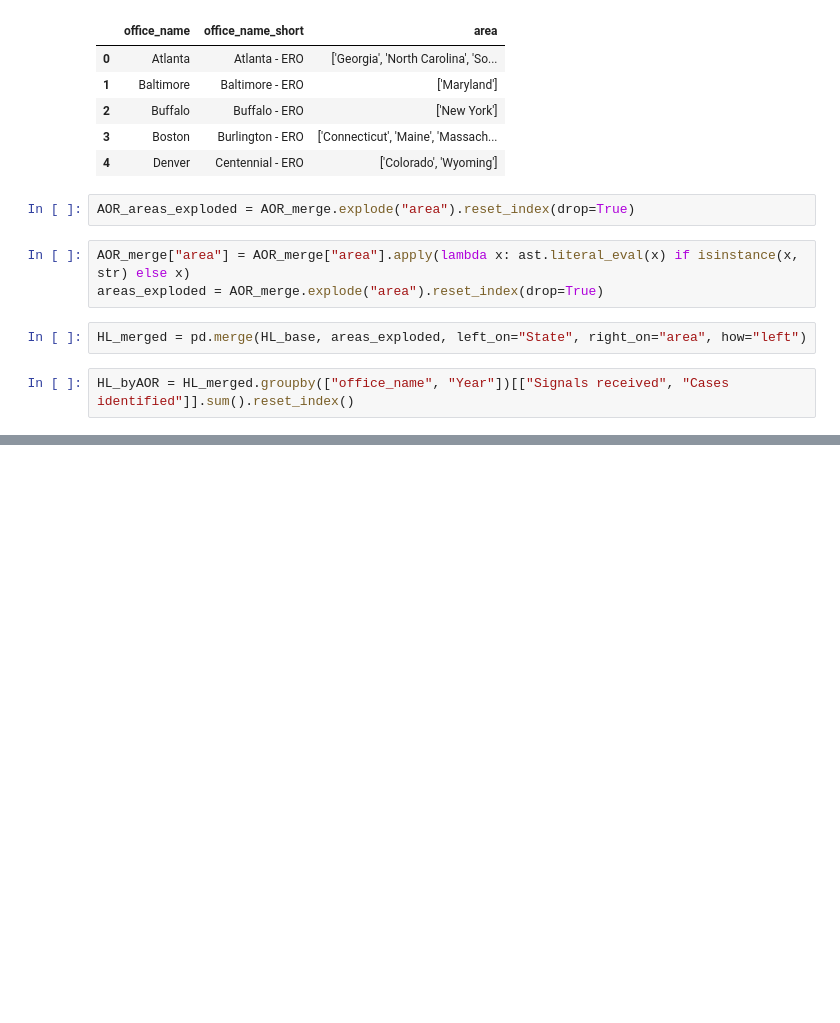
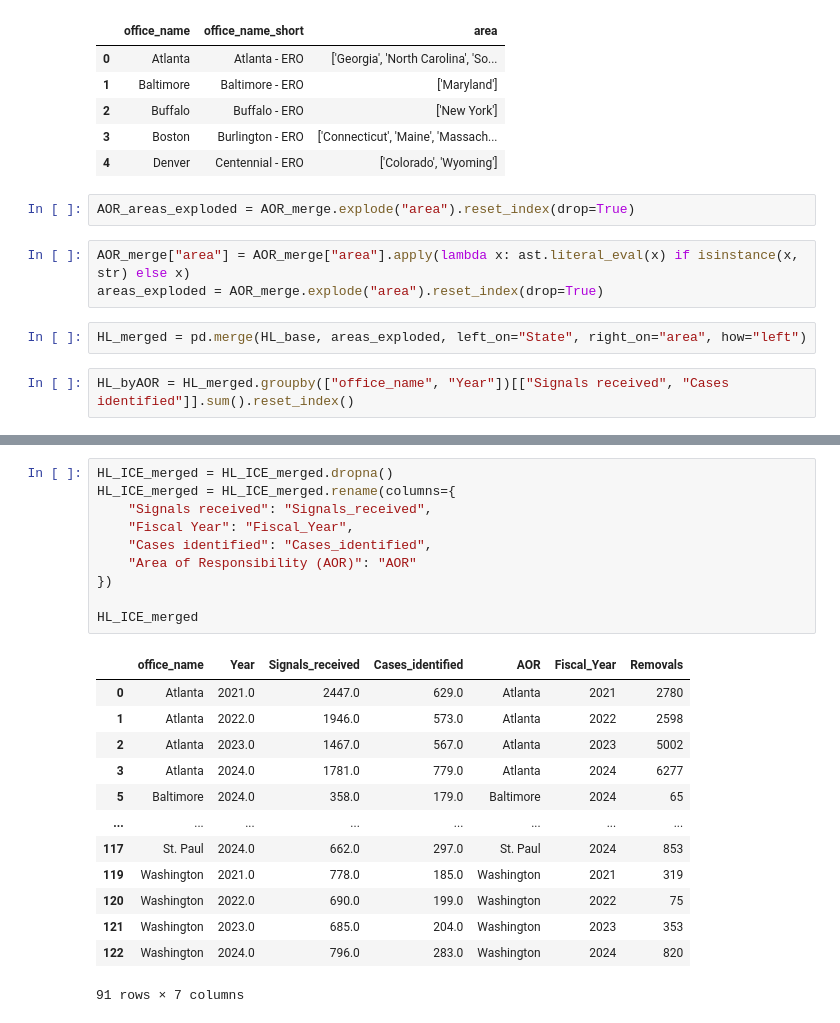
Before and after one commit to navyaa-mittal-27/qss-20-final, a Jupyter notebook: ICE_Hotline_merge.ipynb, the cells around one changed output, grey strips where cells are left out. Saved outputs shown, nothing was run; the diff lists cells and outputs as text; blank space fills up the shorter version.

```diff
--- a/ICE_Hotline_merge.ipynb
+++ b/ICE_Hotline_merge.ipynb
@@ -79,0 +86,24 @@ HL_ICE_merged
+# %%
+HL_ICE_merged = HL_ICE_merged.dropna()
+HL_ICE_merged = HL_ICE_merged.rename(columns={
+    "Signals received": "Signals_received",
+    "Fiscal Year": "Fiscal_Year",
+    "Cases identified": "Cases_identified",
+    "Area of Responsibility (AOR)": "AOR"
+})
+
+HL_ICE_merged
+# %% [output]
+|  | office_name | Year | Signals_received | Cases_identified | AOR | Fiscal_Year | Removals |
+| 0 | Atlanta | 2021.0 | 2447.0 | 629.0 | Atlanta | 2021 | 2780 |
+| 1 | Atlanta | 2022.0 | 1946.0 | 573.0 | Atlanta | 2022 | 2598 |
+| 2 | Atlanta | 2023.0 | 1467.0 | 567.0 | Atlanta | 2023 | 5002 |
+| 3 | Atlanta | 2024.0 | 1781.0 | 779.0 | Atlanta | 2024 | 6277 |
+| 5 | Baltimore | 2024.0 | 358.0 | 179.0 | Baltimore | 2024 | 65 |
+| ... | ... | ... | ... | ... | ... | ... | ... |
+| 117 | St. Paul | 2024.0 | 662.0 | 297.0 | St. Paul | 2024 | 853 |
+| 119 | Washington | 2021.0 | 778.0 | 185.0 | Washington | 2021 | 319 |
+| 120 | Washington | 2022.0 | 690.0 | 199.0 | Washington | 2022 | 75 |
+| 121 | Washington | 2023.0 | 685.0 | 204.0 | Washington | 2023 | 353 |
+| 122 | Washington | 2024.0 | 796.0 | 283.0 | Washington | 2024 | 820 |
+91 rows × 7 columns
```
Also changed, not shown: parts of 7 cells of this notebook.
